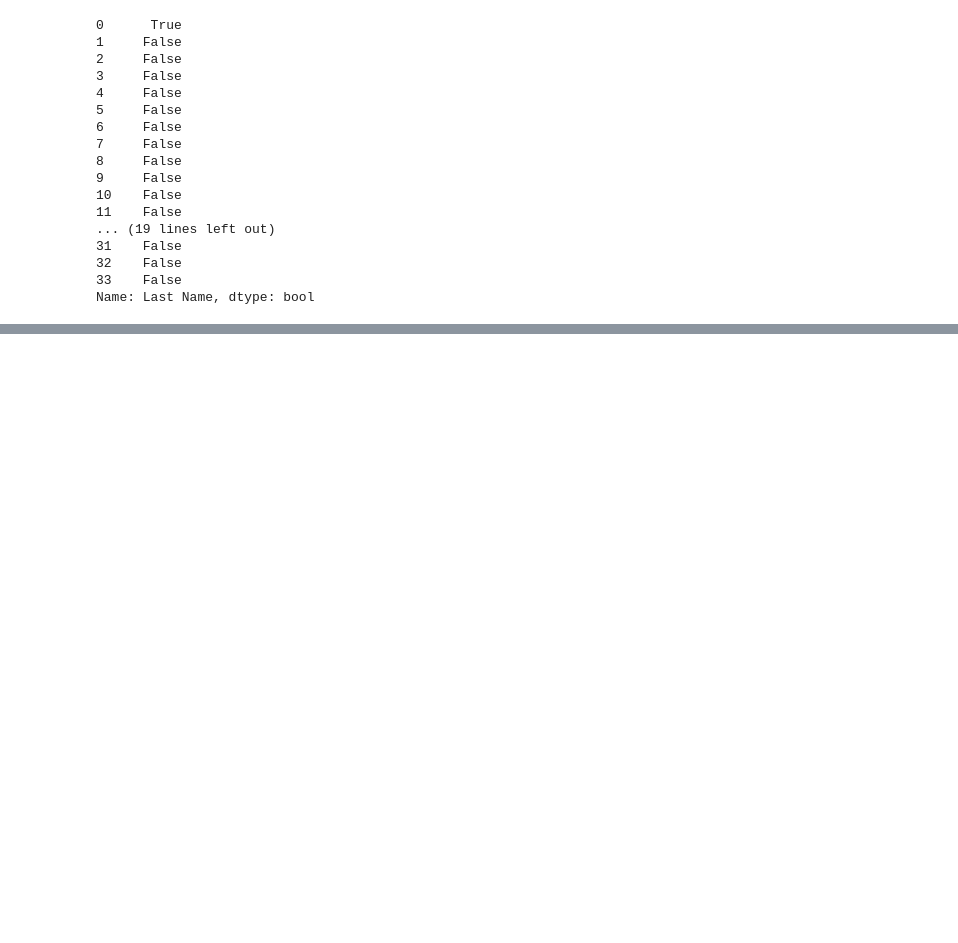
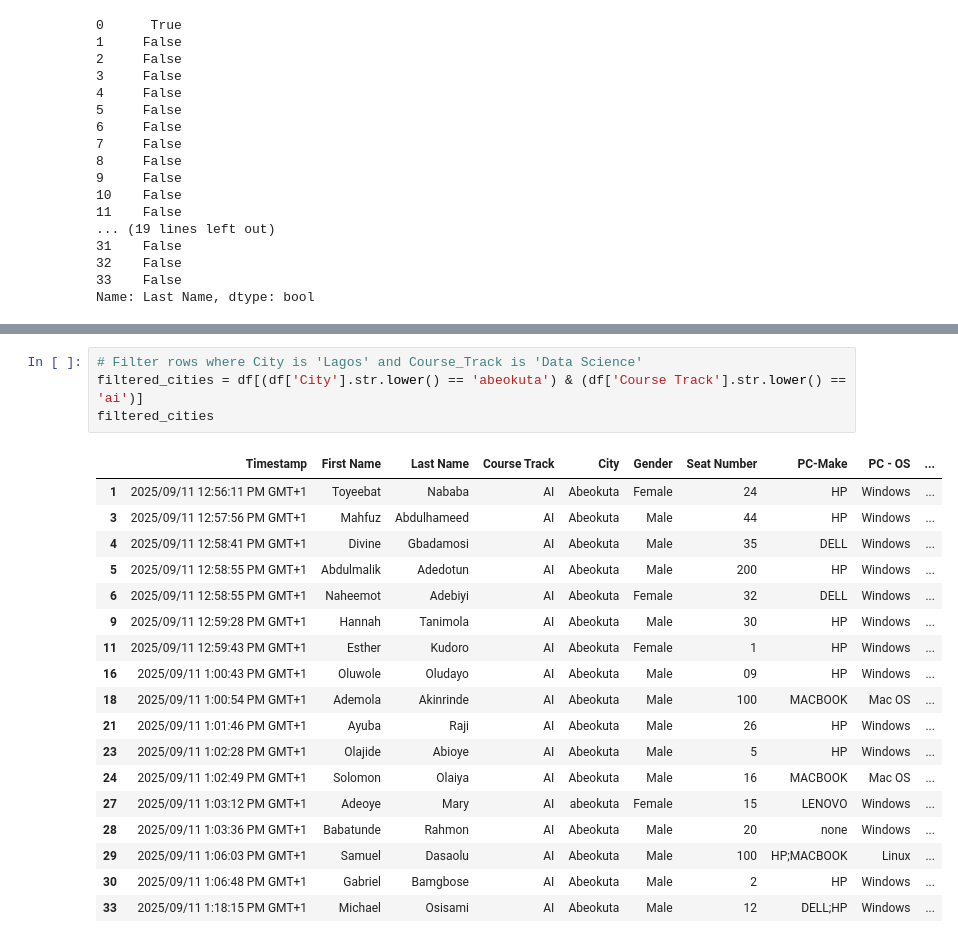
Before and after one commit to SamuelDasaolu/GEN-AI, a Jupyter notebook: WEEK 6/working_with_panda.ipynb, the cells around one changed output, grey strips where cells are left out. Cells and saved outputs as stored; diff of their text form; blank space fills up the shorter version.

```diff
--- a/WEEK 6/working_with_panda.ipynb
+++ b/WEEK 6/working_with_panda.ipynb
@@ -214,0 +283,23 @@ Name: Timestamp, dtype: object
+# %%
+# Filter rows where City is 'Lagos' and Course_Track is 'Data Science'
+filtered_cities = df[(df['City'].str.lower() == 'abeokuta') & (df['Course Track'].str.lower() == 'ai')]
+filtered_cities
+# %% [output]
+|  | Timestamp | First Name | Last Name | Course Track | City | Gender | Seat Number | PC-Make | PC - OS | ... |
+| 1 | 2025/09/11 12:56:11 PM GMT+1 | Toyeebat | Nababa | AI | Abeokuta | Female | 24 | HP | Windows | ... |
+| 3 | 2025/09/11 12:57:56 PM GMT+1 | Mahfuz | Abdulhameed | AI | Abeokuta | Male | 44 | HP | Windows | ... |
+| 4 | 2025/09/11 12:58:41 PM GMT+1 | Divine | Gbadamosi | AI | Abeokuta | Male | 35 | DELL | Windows | ... |
+| 5 | 2025/09/11 12:58:55 PM GMT+1 | Abdulmalik | Adedotun | AI | Abeokuta | Male | 200 | HP | Windows | ... |
+| 6 | 2025/09/11 12:58:55 PM GMT+1 | Naheemot | Adebiyi | AI | Abeokuta | Female | 32 | DELL | Windows | ... |
+| 9 | 2025/09/11 12:59:28 PM GMT+1 | Hannah | Tanimola | AI | Abeokuta | Male | 30 | HP | Windows | ... |
+| 11 | 2025/09/11 12:59:43 PM GMT+1 | Esther | Kudoro | AI | Abeokuta | Female | 1 | HP | Windows | ... |
+| 16 | 2025/09/11 1:00:43 PM GMT+1 | Oluwole | Oludayo | AI | Abeokuta | Male | 09 | HP | Windows | ... |
+| 18 | 2025/09/11 1:00:54 PM GMT+1 | Ademola | Akinrinde | AI | Abeokuta | Male | 100 | MACBOOK | Mac OS | ... |
+| 21 | 2025/09/11 1:01:46 PM GMT+1 | Ayuba | Raji | AI | Abeokuta | Male | 26 | HP | Windows | ... |
+| 23 | 2025/09/11 1:02:28 PM GMT+1 | Olajide | Abioye | AI | Abeokuta | Male | 5 | HP | Windows | ... |
+| 24 | 2025/09/11 1:02:49 PM GMT+1 | Solomon | Olaiya | AI | Abeokuta | Male | 16 | MACBOOK | Mac OS | ... |
+| 27 | 2025/09/11 1:03:12 PM GMT+1 | Adeoye | Mary | AI | abeokuta | Female | 15 | LENOVO | Windows | ... |
+| 28 | 2025/09/11 1:03:36 PM GMT+1 | Babatunde | Rahmon | AI | Abeokuta | Male | 20 | none | Windows | ... |
+| 29 | 2025/09/11 1:06:03 PM GMT+1 | Samuel | Dasaolu | AI | Abeokuta | Male | 100 | HP;MACBOOK | Linux | ... |
+| 30 | 2025/09/11 1:06:48 PM GMT+1 | Gabriel | Bamgbose | AI | Abeokuta | Male | 2 | HP | Windows | ... |
+| 33 | 2025/09/11 1:18:15 PM GMT+1 | Michael | Osisami | AI | Abeokuta | Male | 12 | DELL;HP | Windows | ... |
```
Also changed, not shown: parts of 9 cells of this notebook, 3 other files.
